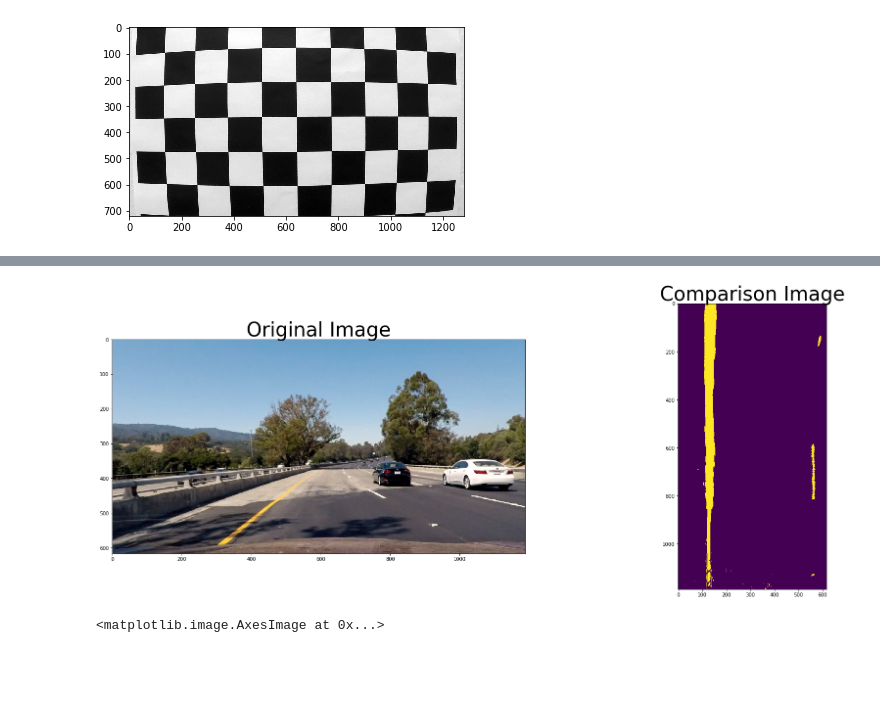
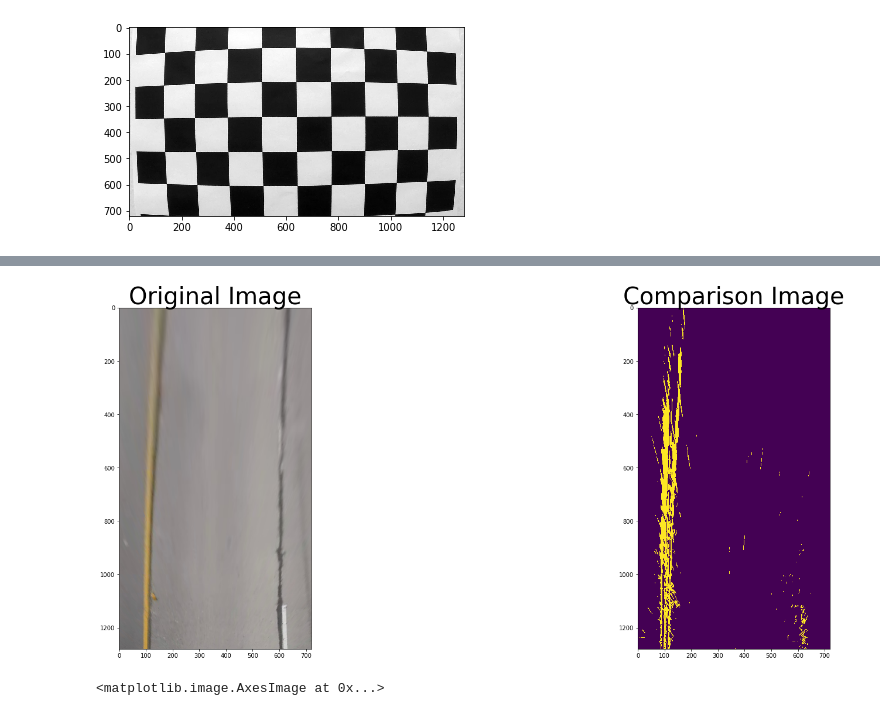
Before and after one commit to inJeans/CarND-Advanced-Lane-Lines, a Jupyter notebook: advanced_lane_finding.ipynb, the cells around one changed output, grey strips where cells are left out. Cells and saved outputs as stored; diff of their text form; code cells hidden in the pictures; blank space fills up the shorter version.

```diff
--- a/advanced_lane_finding.ipynb
+++ b/advanced_lane_finding.ipynb
@@ -218,21 +218,31 @@ The average image error is 0.1155569648958241
 # %%
 def warp_perspective(image):
     # Hard coded destination points. Manually found by inspecting image
-    src = np.float32([[496,434], [716,434], [300,567], [924,567]])
+    # Test images
+#     src = np.float32([[496,434], [716,434], [300,567], [924,567]])
+#     dst = np.float32([[100,600], [image.shape[0]-100,600], [100,image.shape[1]], [image.shape[0]-100,image.shape[1]]])
+    # Project video
+    src = np.float32([[493,541], [857,541], [347,665], [1102,665]])
+    dst = np.float32([[100,1100], [image.shape[0]-100,1100], [100,image.shape[1]], [image.shape[0]-100,image.shape[1]]])
+#     # Challenge video
+#     src = np.float32([[466,584], [909,584], [351,667], [1046,667]])
+#     dst = np.float32([[100,1100], [image.shape[0]-100,1100], [100,image.shape[1]], [image.shape[0]-100,image.shape[1]]])
+    # Harder challenge video
+    src = np.float32([[480,515], [763,515], [268,664], [956,664]])
     dst = np.float32([[100,600], [image.shape[0]-100,600], [100,image.shape[1]], [image.shape[0]-100,image.shape[1]]])
 
     M = cv2.getPerspectiveTransform(src,
                                     dst)
     Minv = cv2.getPerspectiveTransform(dst,
                                        src)
-    warped = cv2.warpPerspective(plot_image,
+    warped = cv2.warpPerspective(image,
                                  M,
                                  image.shape[:2],
                                  flags=cv2.INTER_LINEAR)
 
     return warped, Minv
 # %%
-image = cv2.imread('undistorted_images\straight_lines1.jpg')
+image = cv2.imread('test-frame-0.0.jpg')
 plot_image = cv2.cvtColor(image, cv2.COLOR_BGR2RGB)
 
 warped, _ = warp_perspective(plot_image)
@@ -320,7 +330,7 @@ def detect_lines(image):
                                      white_hsv_high)
 
     hls_image = cv2.cvtColor(image, cv2.COLOR_BGR2HLS).astype(np.float)
-    sat_hls_low  = np.array([   0,    0, 100])
+    sat_hls_low  = np.array([   0,    0, 80])
     sat_hls_high = np.array([ 255,  255, 255])
     sat_binary = apply_colour_mask(hls_image,
                                    sat_hls_low,
@@ -336,10 +346,10 @@ def detect_lines(image):
     ksize = 3 # Choose a larger odd number to smooth gradient measurements
 
     # Apply each of the thresholding functions
-    gradx = abs_sobel_thresh(s_channel, orient='x', sobel_kernel=3, thresh=(10, 150))
-    grady = abs_sobel_thresh(s_channel, orient='y', sobel_kernel=3, thresh=(20, 75))
-    mag_binary = mag_thresh(s_channel, sobel_kernel=ksize, mag_thresh=(50, 100))
-    dir_binary = dir_threshold(s_channel, sobel_kernel=ksize, thresh=(0.75, 1.5))
+    gradx = abs_sobel_thresh(s_channel, orient='x', sobel_kernel=9, thresh=(10, 150))
+    grady = abs_sobel_thresh(s_channel, orient='y', sobel_kernel=9, thresh=(20, 75))
+    mag_binary = mag_thresh(s_channel, sobel_kernel=9, mag_thresh=(15, 100))
+    dir_binary = dir_threshold(s_channel, sobel_kernel=9, thresh=(0.75, 1.5))
 
     sobel_binary = np.zeros_like(colour_binary)
     sobel_binary[((gradx == 1) | (grady == 1)) & ((mag_binary == 1))] = 1
@@ -347,22 +357,22 @@ def detect_lines(image):
     combined = np.zeros_like(sobel_binary)
     combined[(sobel_binary == 1) | (colour_binary == 1)] = 1
 
-    return combined
+    return sobel_binary
 # %%
 test_image_path = os.path.join(UNDISTORTED_DIR,
                                '*.jpg')
-images = glob.glob(test_image_path)
+images = glob.glob('test_image_path')
 
-image = cv2.imread(images[5])
+image = cv2.imread('test-frame-0.0.jpg')
 plot_image = cv2.cvtColor(image, cv2.COLOR_BGR2RGB)
 
 warped_image, _ = warp_perspective(plot_image)
 binary_warped = detect_lines(warped_image)
 
-plot_side_by_side(plot_image,
+plot_side_by_side(warped_image,
                   binary_warped)
 # %% [output]
-[figure, old version]
+[figure, new version]
 # %%
 def find_window_centroids(warped, window_width, window_height, margin):
 
```
Also changed, not shown: parts of 5 cells of this notebook, 8 other files.
